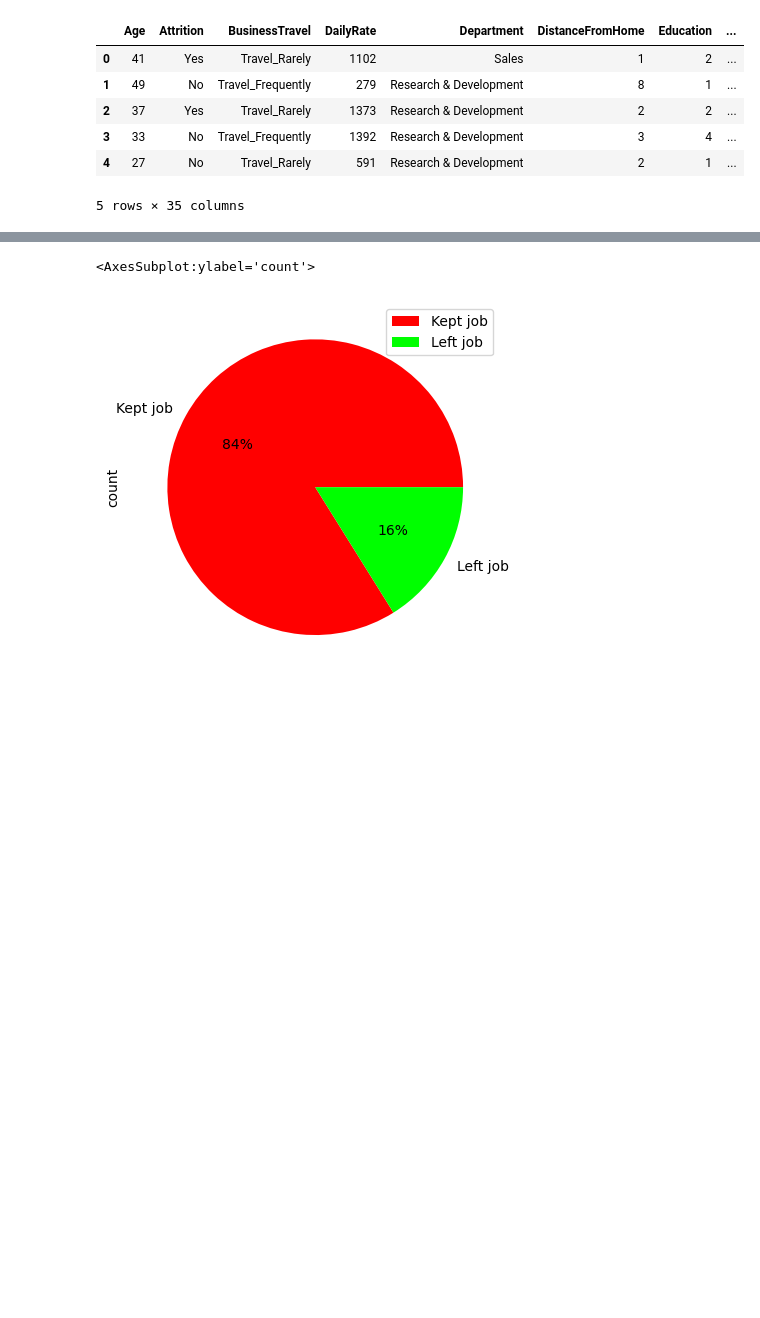
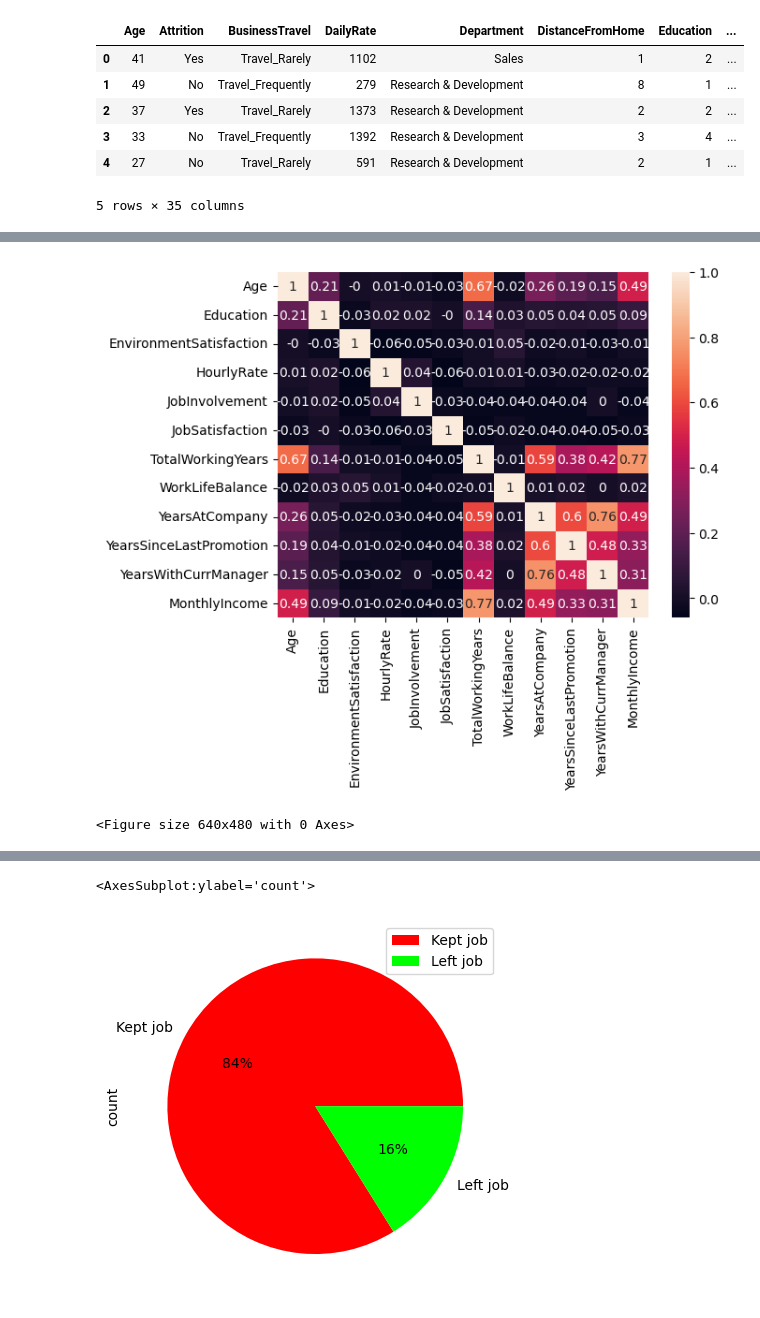
Before and after one commit to Jeff-Wince/GroupProj_Aakash_Jeff_Sonila_Stephanie, a Jupyter notebook: HR-Employee-Attrition.ipynb, the cells around one changed output, grey strips where cells are left out. Drawn from its saved outputs; the diff is of its cells as text; code cells hidden in the pictures; blank space fills up the shorter version.

```diff
--- a/HR-Employee-Attrition.ipynb
+++ b/HR-Employee-Attrition.ipynb
@@ -41,0 +61,14 @@ cdf
+# %%
+#heatmap for all no's
+
+cdf_no = cdf[cdf['Attrition'].str.contains('No')]
+
+corr_grid_no = cdf_no.corr()
+corr_grid_no = round(corr_grid_no,2)
+
+sns.heatmap(corr_grid_no, xticklabels = corr_grid_no.columns, yticklabels = corr_grid_no.columns, annot = True)
+plt.show()
+plt.clf()
+# %% [output]
+[figure, added]
+<Figure size 640x480 with 0 Axes>
```
Also changed, not shown: parts of 43 cells of this notebook, 1 other file.
